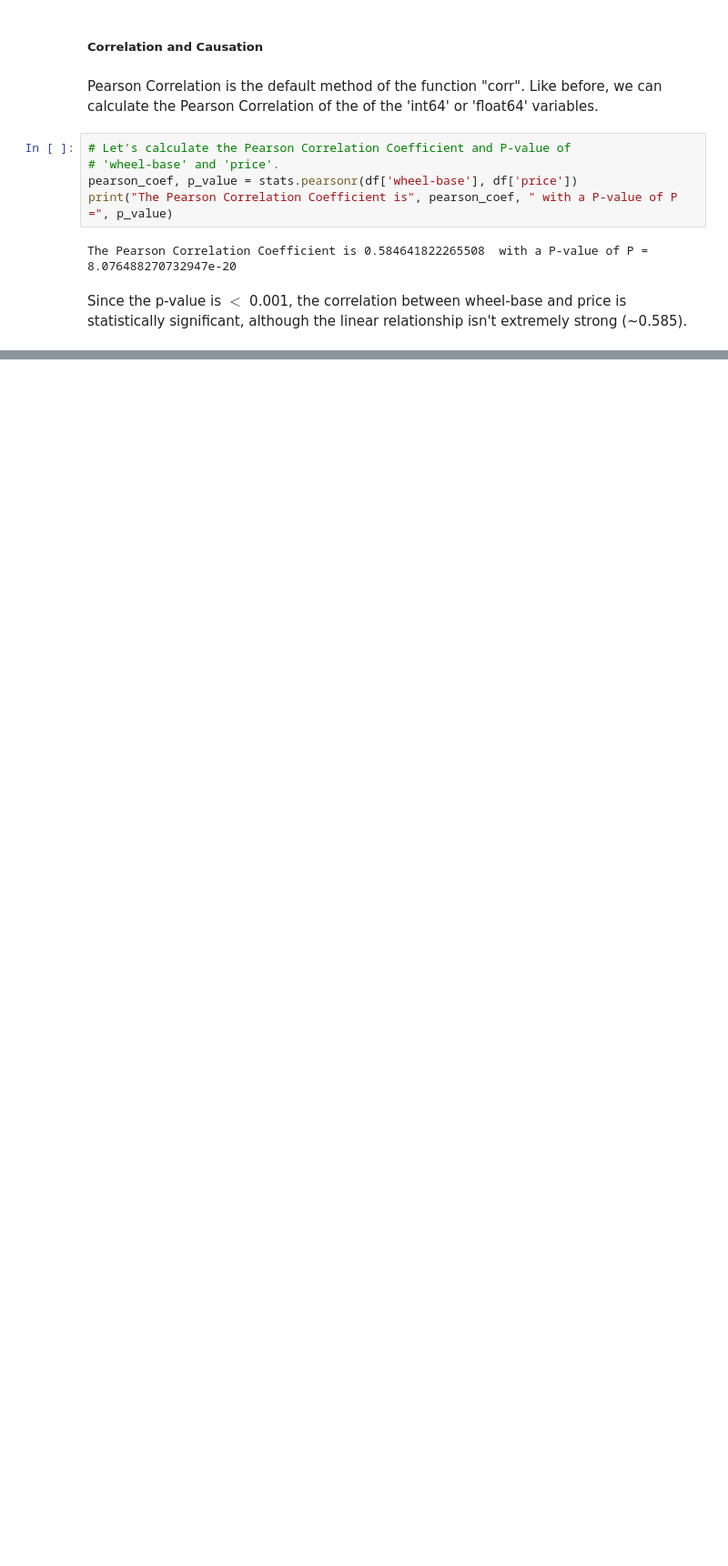
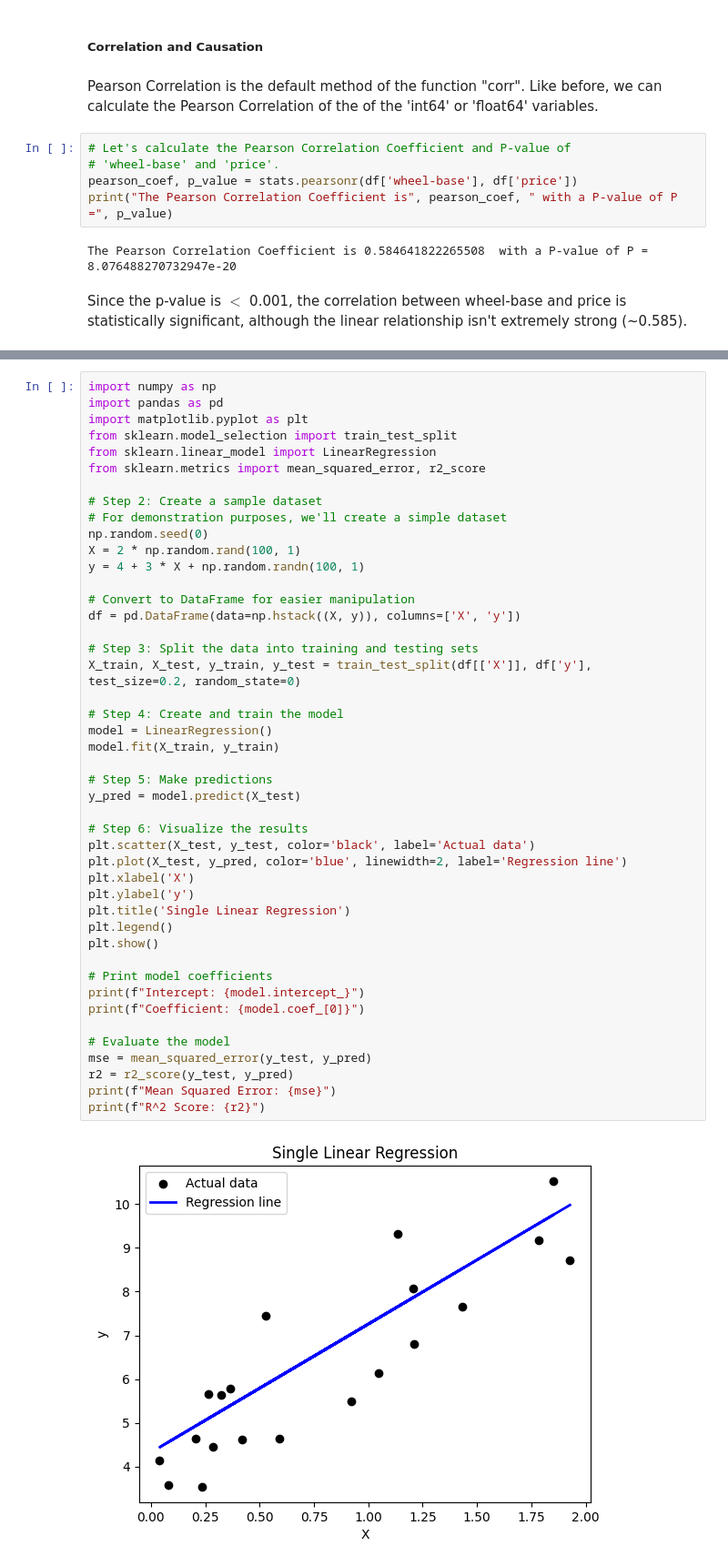
Before and after one commit to beekvangg/testgithub, a Jupyter notebook: MySnippets.ipynb, the cells around one changed output, grey strips where cells are left out. Shown: that part at 91% size. Saved outputs shown, nothing was run; the diff lists cells and outputs as text; blank space fills up the shorter version.

```diff
--- a/MySnippets.ipynb
+++ b/MySnippets.ipynb
@@ -335,0 +344,47 @@ Since the p-value is $<$ 0.001, the correlation between wheel-base and price is
+# %%
+import numpy as np
+import pandas as pd
+import matplotlib.pyplot as plt
+from sklearn.model_selection import train_test_split
+from sklearn.linear_model import LinearRegression
+from sklearn.metrics import mean_squared_error, r2_score
+
+# Step 2: Create a sample dataset
+# For demonstration purposes, we'll create a simple dataset
+np.random.seed(0)
+X = 2 * np.random.rand(100, 1)
+y = 4 + 3 * X + np.random.randn(100, 1)
+
+# Convert to DataFrame for easier manipulation
+df = pd.DataFrame(data=np.hstack((X, y)), columns=['X', 'y'])
+
+# Step 3: Split the data into training and testing sets
+X_train, X_test, y_train, y_test = train_test_split(df[['X']], df['y'], test_size=0.2, random_state=0)
+
+# Step 4: Create and train the model
+model = LinearRegression()
+model.fit(X_train, y_train)
+
+# Step 5: Make predictions
+y_pred = model.predict(X_test)
+
+# Step 6: Visualize the results
+plt.scatter(X_test, y_test, color='black', label='Actual data')
+plt.plot(X_test, y_pred, color='blue', linewidth=2, label='Regression line')
+plt.xlabel('X')
+plt.ylabel('y')
+plt.title('Single Linear Regression')
+plt.legend()
+plt.show()
+
+# Print model coefficients
+print(f"Intercept: {model.intercept_}")
+print(f"Coefficient: {model.coef_[0]}")
+
+# Evaluate the model
+mse = mean_squared_error(y_test, y_pred)
+r2 = r2_score(y_test, y_pred)
+print(f"Mean Squared Error: {mse}")
+print(f"R^2 Score: {r2}")
+# %% [output]
+[figure, added]
```
Also changed, not shown: parts of 8 cells of this notebook, 3 other files.
